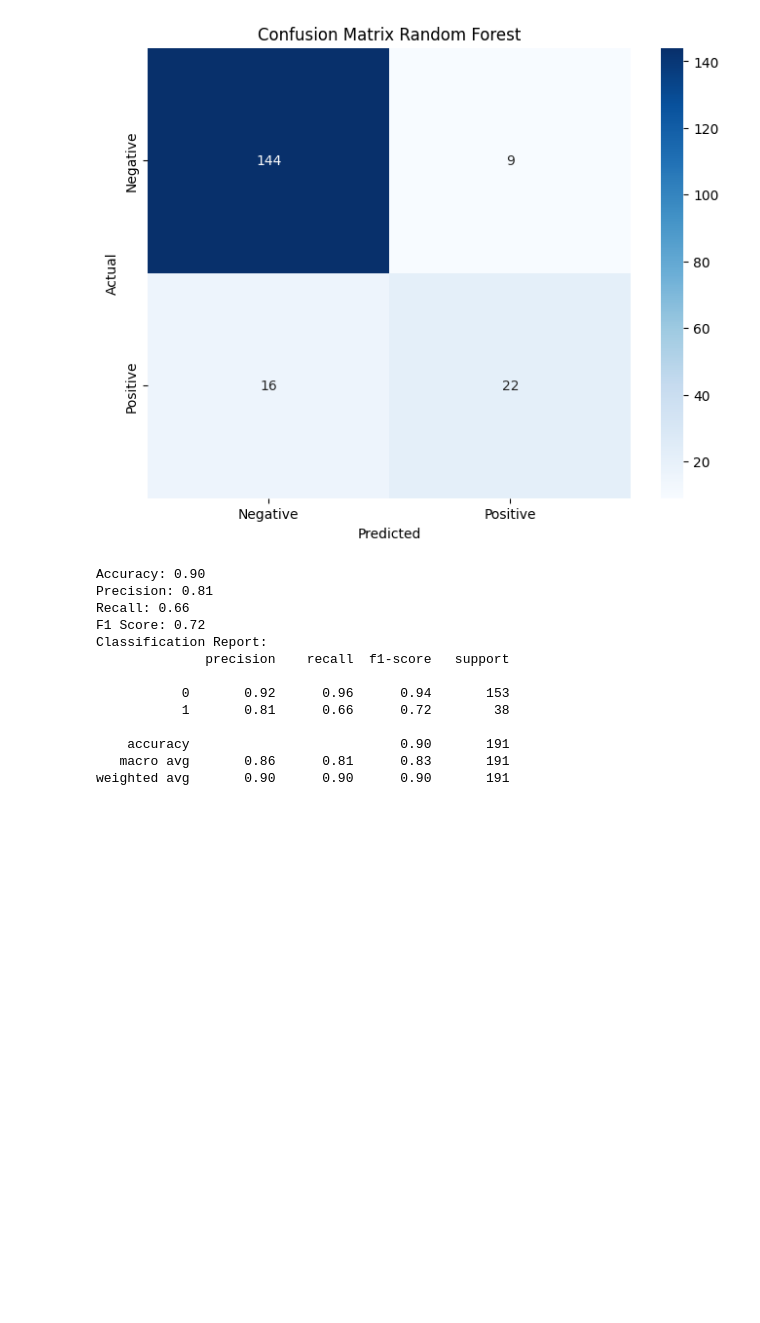
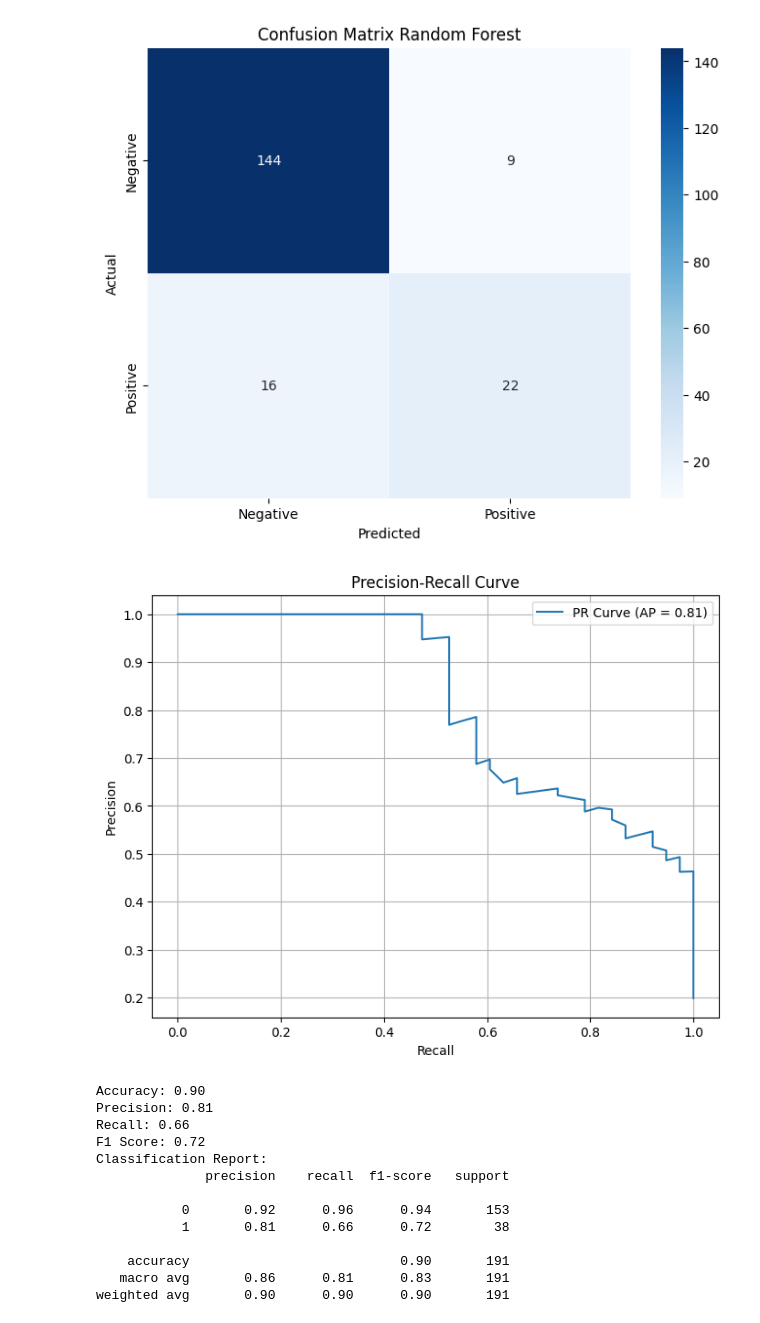
Before and after one commit to hargurjeet/LJMU_Thesis_Results_Hargurjeet_Singh, a Jupyter notebook: classical_ml_traning.ipynb, the cells around one changed output. Cells and saved outputs as stored; diff of their text form; code cells hidden in the pictures; blank space fills up the shorter version.

```diff
--- a/classical_ml_traning.ipynb
+++ b/classical_ml_traning.ipynb
@@ -103,6 +102,28 @@ plt.title('Confusion Matrix Random Forest')
 plt.show()
 # %% [output]
 [figure]
+# %%
+import matplotlib.pyplot as plt
+from sklearn.metrics import precision_recall_curve, average_precision_score
+
+y_pred_proba = clf.predict_proba(X_test)[:, 1]
+# Calculate precision-recall values for different thresholds
+precision, recall, thresholds = precision_recall_curve(y_test, y_pred_proba)
+
+# Calculate the average precision score
+average_precision = average_precision_score(y_test, y_pred_proba)
+
+# Plot Precision-Recall curve
+plt.figure(figsize=(8, 6))
+plt.plot(recall, precision, label=f'PR Curve (AP = {average_precision:.2f})')
+plt.xlabel('Recall')
+plt.ylabel('Precision')
+plt.title('Precision-Recall Curve')
+plt.legend(loc='best')
+plt.grid(True)
+plt.show()
+# %% [output]
+[figure, added]
 # %%
 X_train, X_test, y_train, y_test = train_test_split(X, y, test_size=0.2, random_state=42)
 
```
Also changed, not shown: parts of 1 cell of this notebook.
